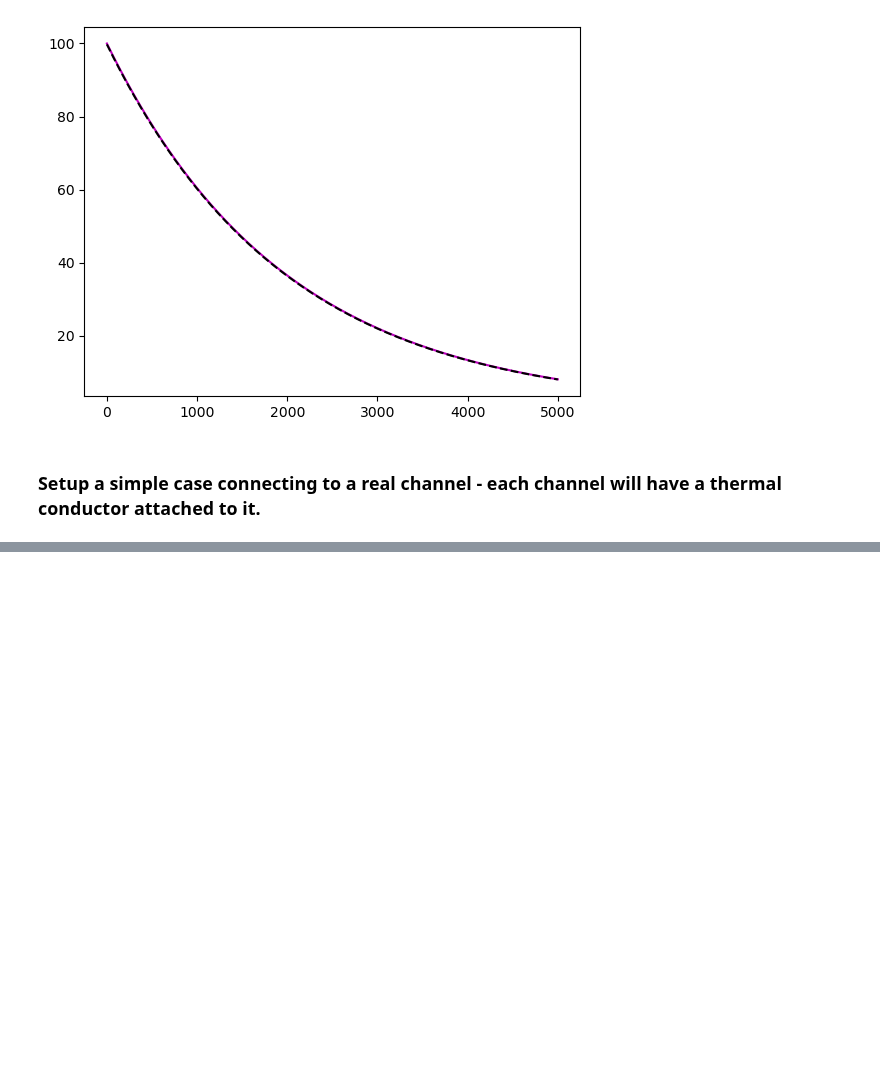
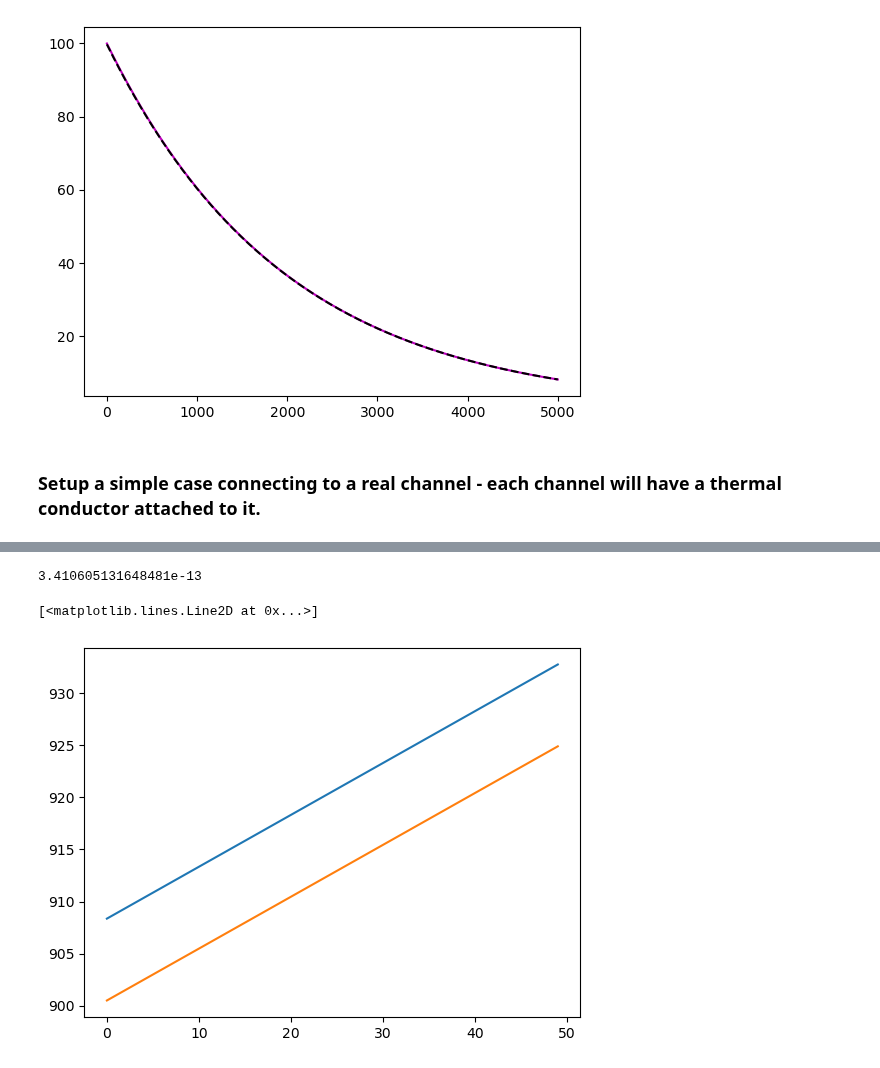
Before and after one commit to jfaulkner31/mothman, a Jupyter notebook: lumpedCapacitorTesting.ipynb, the cells around one changed output, grey strips where cells are left out. Drawn from its saved outputs; the diff is of its cells as text; code cells hidden in the pictures; blank space fills up the shorter version.

```diff
--- a/lumpedCapacitorTesting.ipynb
+++ b/lumpedCapacitorTesting.ipynb
@@ -86,0 +144,14 @@ ChannelConductionBuilder(channel=ch, conductor=graphite)
+# %%
+diff = 1e321
+while diff > 1e-10:
+  OLD = copy.deepcopy(ch.temp.T)
+  ch.solve_channel_TH(_dt = 1e321)
+  diff = max(abs(OLD - ch.temp.T))
+  print(diff)
+
+plt.plot(ch.get_cond_max())
+plt.plot(ch.temp.T)
+# %% [output]
+3.410605131648481e-13
+[<matplotlib.lines.Line2D at 0x...>]
+[figure, added]
```
Also changed, not shown: parts of 3 cells of this notebook, 10 other files.
